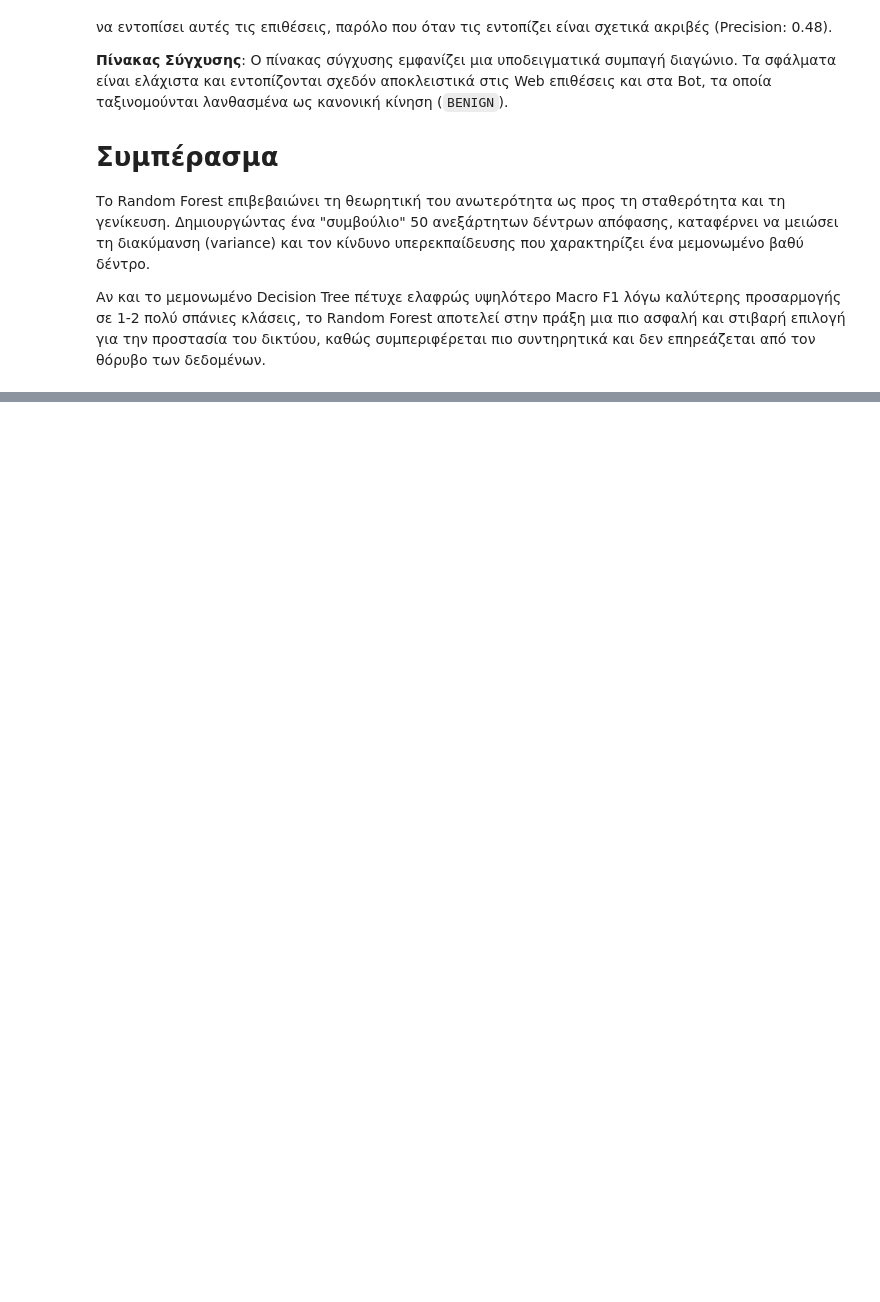
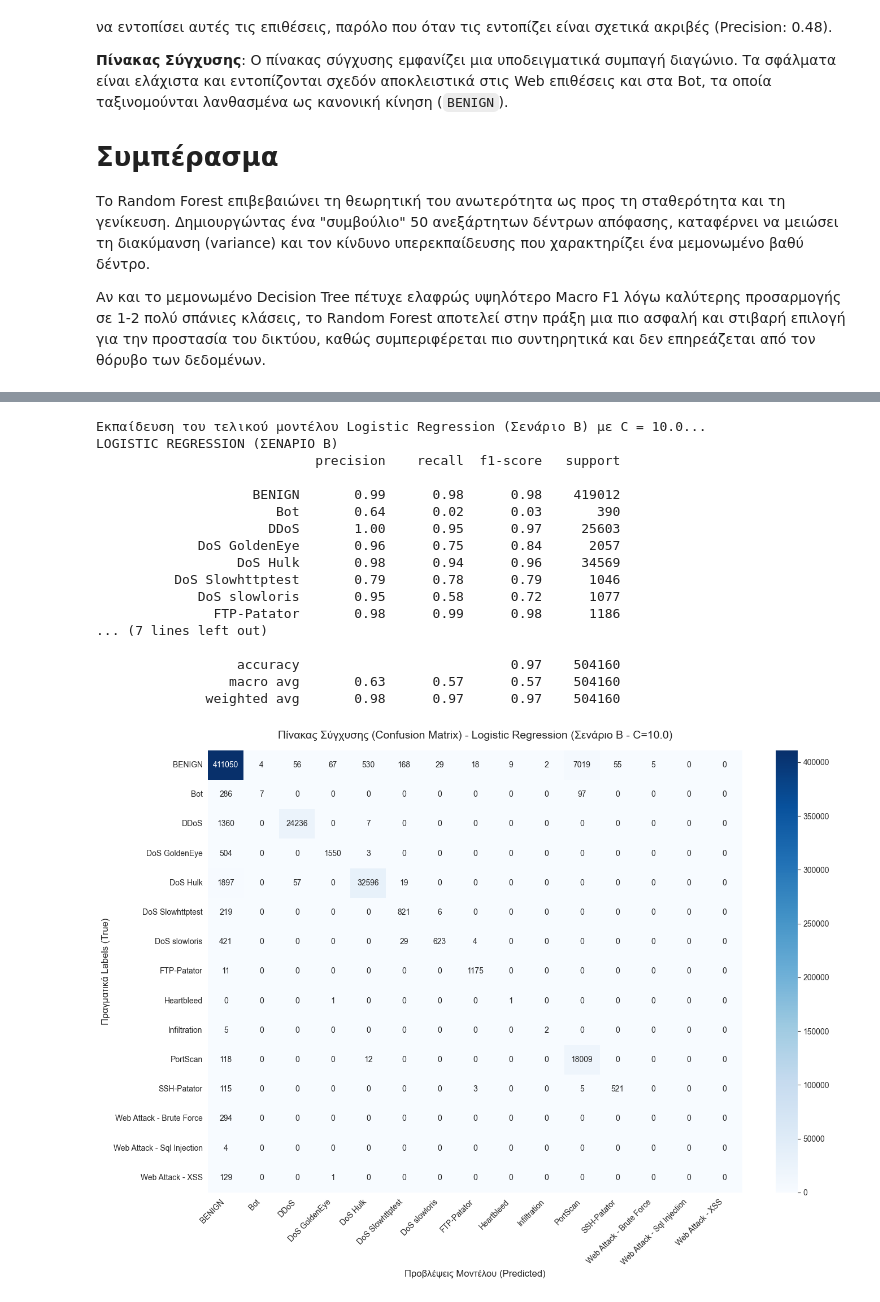
Before and after one commit to Spirosdrivilas/Export_data_ML, a Jupyter notebook: CIC_IDS_2017_EDA_Analysis.ipynb, the cells around one changed output, grey strips where cells are left out. Cells and saved outputs as stored; diff of their text form; code cells hidden in the pictures; blank space fills up the shorter version.

```diff
--- a/CIC_IDS_2017_EDA_Analysis.ipynb
+++ b/CIC_IDS_2017_EDA_Analysis.ipynb
@@ -1238,0 +1255,58 @@ Fitting 3 folds for each of 1 candidates, totalling 3 fits
+# %%
+# ΚΕΛΙ 24
+
+print("Εκπαίδευση του τελικού μοντέλου Logistic Regression (Σενάριο Β) με C = 10.0...")
+
+# 1. Δημιουργία και εκπαίδευση με το βέλτιστο C=10.0 στο πλήρες 80% (X_temp_scaled)
+final_lr_b = LogisticRegression(C=10.0, max_iter=150, solver='lbfgs', random_state=42)
+final_lr_b.fit(X_temp_scaled, y_temp)
+
+# 2. Παραγωγή προβλέψεων στο κρυφό Test Set (20%)
+y_test_pred_lr_b = final_lr_b.predict(X_test_scaled)
+
+# 3. Ανάκτηση των πραγματικών ονομάτων των κλάσεων
+class_names = [str(cls) for cls in label_encoder.classes_]
+
+# 4. Εκτύπωση του αναλυτικού πίνακα μετρικών (Classification Report) με 2 δεκαδικά
+print("LOGISTIC REGRESSION (ΣΕΝΑΡΙΟ Β)")
+print(classification_report(y_test, y_test_pred_lr_b, target_names=class_names, digits=2))
+
+# 5. Υπολογισμός και Σχεδίαση του Confusion Matrix με Heatmap
+cm_lr_b = confusion_matrix(y_test, y_test_pred_lr_b)
+
+plt.figure(figsize=(14, 10))
+sns.heatmap(
+    cm_lr_b,
+    annot=True,
+    fmt='d',
+    cmap='Blues',
+    xticklabels=class_names,
+    yticklabels=class_names
+)
+
+plt.title('Πίνακας Σύγχυσης (Confusion Matrix) - Logistic Regression (Σενάριο Β - C=10.0)', fontsize=14, pad=15)
+plt.ylabel('Πραγματικά Labels (True)', fontsize=12)
+plt.xlabel('Προβλέψεις Μοντέλου (Predicted)', fontsize=12)
+plt.xticks(rotation=45, ha='right')
+plt.yticks(rotation=0)
+plt.tight_layout()
+plt.show()
+# %% [output]
+Εκπαίδευση του τελικού μοντέλου Logistic Regression (Σενάριο Β) με C = 10.0...
+LOGISTIC REGRESSION (ΣΕΝΑΡΙΟ Β)
+                            precision    recall  f1-score   support
+
+                    BENIGN       0.99      0.98      0.98    419012
+                       Bot       0.64      0.02      0.03       390
+                      DDoS       1.00      0.95      0.97     25603
+             DoS GoldenEye       0.96      0.75      0.84      2057
+                  DoS Hulk       0.98      0.94      0.96     34569
+          DoS Slowhttptest       0.79      0.78      0.79      1046
+             DoS slowloris       0.95      0.58      0.72      1077
+               FTP-Patator       0.98      0.99      0.98      1186
+... (7 lines left out)
+
+                  accuracy                           0.97    504160
+                 macro avg       0.63      0.57      0.57    504160
+              weighted avg       0.98      0.97      0.97    504160
+[figure, added]
```
Also changed, not shown: parts of 8 cells of this notebook.
